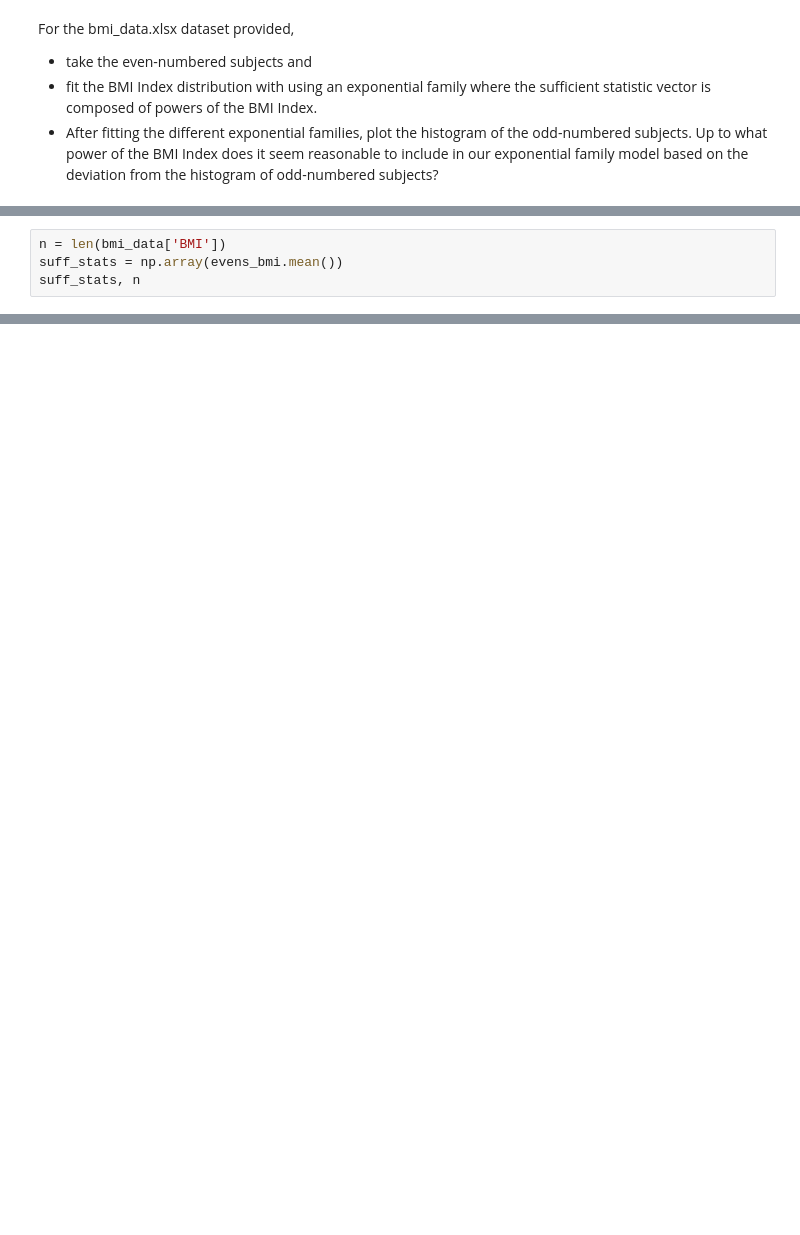
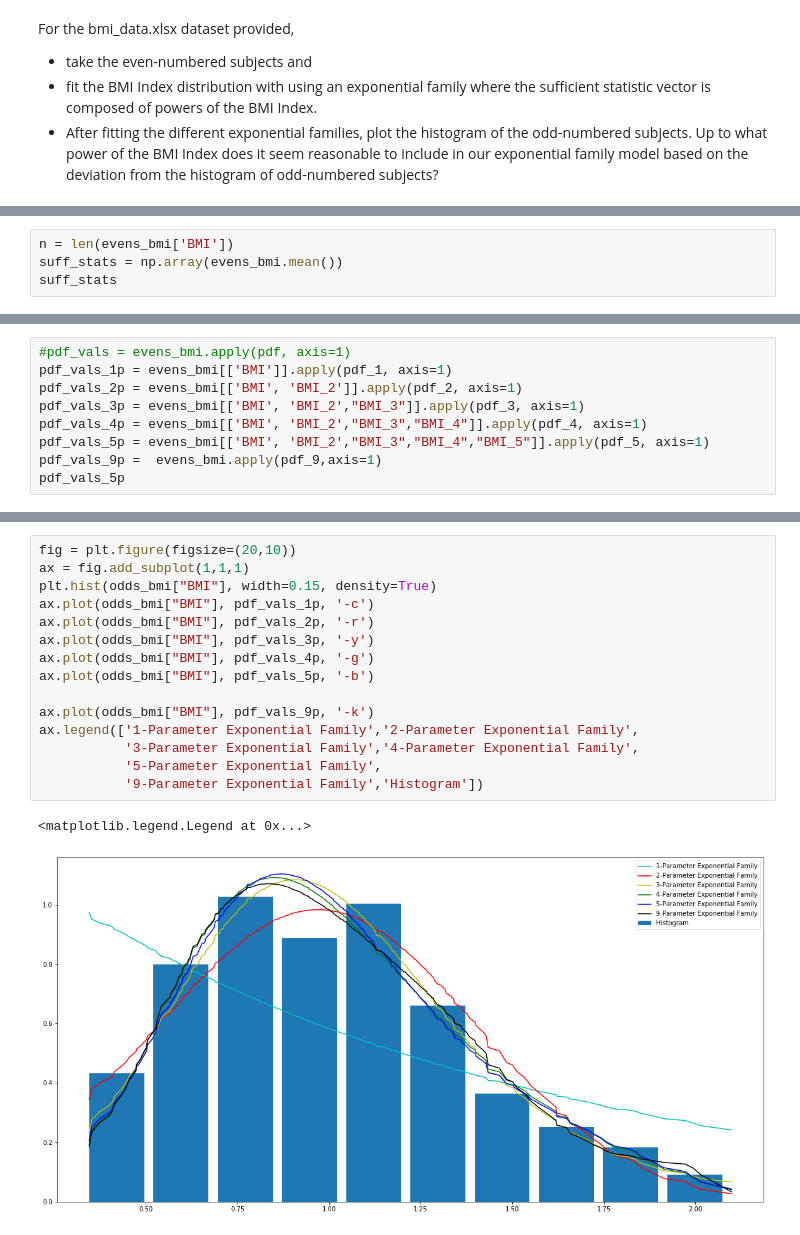
Before and after one commit to EiderDiaz/midterm_ds_is, a Jupyter notebook: final summer takehome/Q1_exponential families.ipynb, the cells around one changed output, grey strips where cells are left out. Saved outputs shown, nothing was run; the diff lists cells and outputs as text; blank space fills up the shorter version.

```diff
--- a/final summer takehome/Q1_exponential families.ipynb
+++ b/final summer takehome/Q1_exponential families.ipynb
@@ -80,5 +62,5 @@ evens_bmi
 # %%
-n = len(bmi_data['BMI'])
+n = len(evens_bmi['BMI'])
 suff_stats = np.array(evens_bmi.mean())
-suff_stats, n
+suff_stats
 # %% [output]
@@ -167,0 +315,9 @@ ax.legend(['10-Parameter Exponential Family', 'Histogram'])
+# %%
+#pdf_vals = evens_bmi.apply(pdf, axis=1)
+pdf_vals_1p = evens_bmi[['BMI']].apply(pdf_1, axis=1)
+pdf_vals_2p = evens_bmi[['BMI', 'BMI_2']].apply(pdf_2, axis=1)
+pdf_vals_3p = evens_bmi[['BMI', 'BMI_2',"BMI_3"]].apply(pdf_3, axis=1)
+pdf_vals_4p = evens_bmi[['BMI', 'BMI_2',"BMI_3","BMI_4"]].apply(pdf_4, axis=1)
+pdf_vals_5p = evens_bmi[['BMI', 'BMI_2',"BMI_3","BMI_4","BMI_5"]].apply(pdf_5, axis=1)
+pdf_vals_9p =  evens_bmi.apply(pdf_9,axis=1)
+pdf_vals_5p
@@ -167,0 +337,18 @@ ax.legend(['10-Parameter Exponential Family', 'Histogram'])
+# %%
+fig = plt.figure(figsize=(20,10))
+ax = fig.add_subplot(1,1,1)
+plt.hist(odds_bmi["BMI"], width=0.15, density=True)
+ax.plot(odds_bmi["BMI"], pdf_vals_1p, '-c')
+ax.plot(odds_bmi["BMI"], pdf_vals_2p, '-r')
+ax.plot(odds_bmi["BMI"], pdf_vals_3p, '-y')
+ax.plot(odds_bmi["BMI"], pdf_vals_4p, '-g')
+ax.plot(odds_bmi["BMI"], pdf_vals_5p, '-b')
+
+ax.plot(odds_bmi["BMI"], pdf_vals_9p, '-k')
+ax.legend(['1-Parameter Exponential Family','2-Parameter Exponential Family',
+           '3-Parameter Exponential Family','4-Parameter Exponential Family',
+           '5-Parameter Exponential Family',
+           '9-Parameter Exponential Family','Histogram'])
+# %% [output]
+<matplotlib.legend.Legend at 0x...>
+[figure, added]
```
Also changed, not shown: parts of 25 cells of this notebook, 1 other file.
